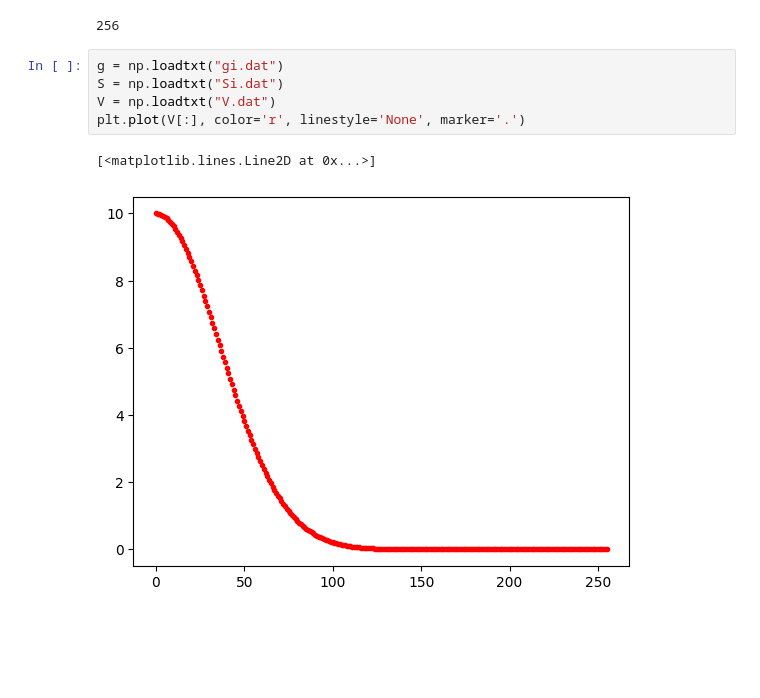
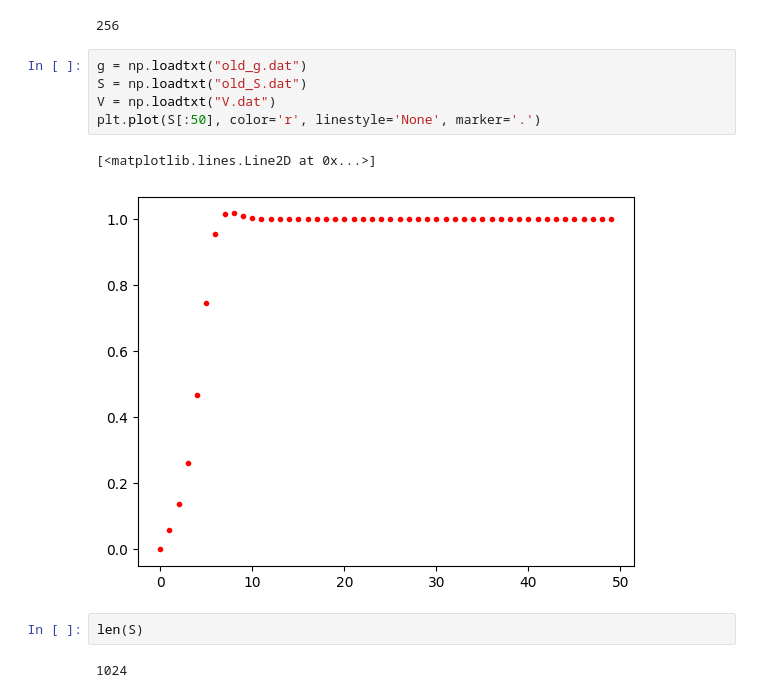
Before and after one commit to Danielslimaa/HNC-cartesian, a Jupyter notebook: main.ipynb, the cells around one changed output. Saved outputs shown, nothing was run; the diff lists cells and outputs as text; blank space fills up the shorter version.

```diff
--- a/main.ipynb
+++ b/main.ipynb
@@ -453,10 +453,14 @@ plt.plot(S[0:50], color='r', linestyle='None', marker='.')
 # %% [output]
 256
 # %%
-g = np.loadtxt("gi.dat")
-S = np.loadtxt("Si.dat")
+g = np.loadtxt("old_g.dat")
+S = np.loadtxt("old_S.dat")
 V = np.loadtxt("V.dat")
-plt.plot(V[:], color='r', linestyle='None', marker='.')
+plt.plot(S[:50], color='r', linestyle='None', marker='.')
 # %% [output]
 [<matplotlib.lines.Line2D at 0x...>]
-[figure, old version]
+[figure, new version]
+# %%
+len(S)
+# %% [output]
+1024
```
Also changed, not shown: parts of 3 cells of this notebook, 3 other files.
